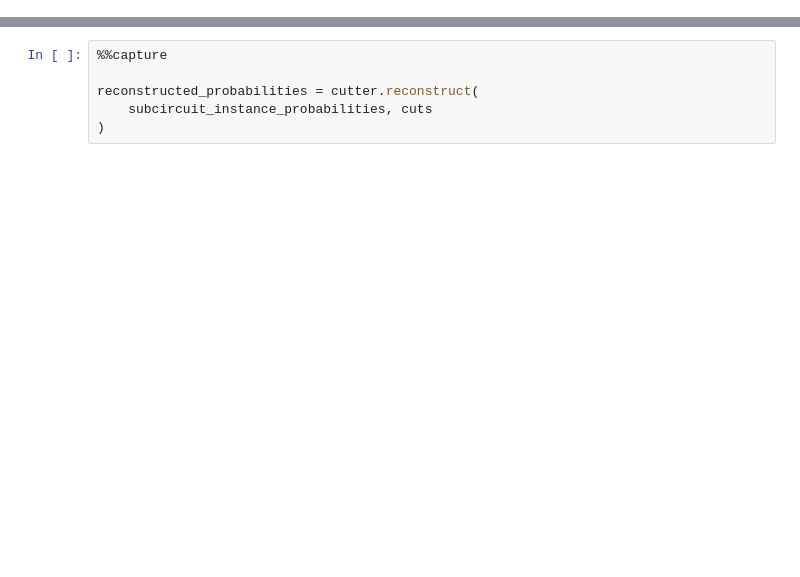
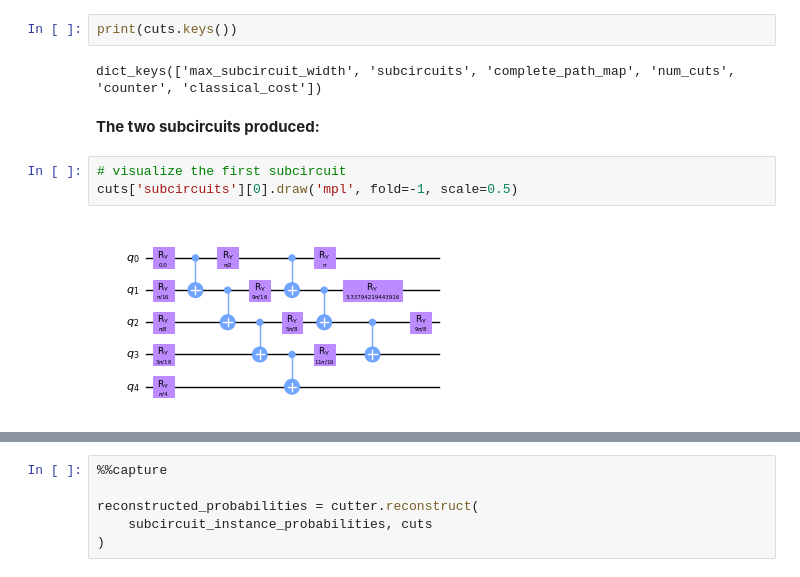
Before and after one commit to Qiskit/qiskit-addon-cutting, a Jupyter notebook: docs/circuit_cutting/tutorials/tutorial_1_circuit_cutting_automatic_cut_finding.ipynb, the cells around one changed output, grey strips where cells are left out. Saved outputs shown, nothing was run; the diff lists cells and outputs as text; blank space fills up the shorter version.

```diff
--- a/docs/circuit_cutting/tutorials/tutorial_1_circuit_cutting_automatic_cut_finding.ipynb
+++ b/docs/circuit_cutting/tutorials/tutorial_1_circuit_cutting_automatic_cut_finding.ipynb
@@ -102,0 +110,11 @@ cuts = cutter.decompose(
+# %%
+print(cuts.keys())
+# %% [output]
+dict_keys(['max_subcircuit_width', 'subcircuits', 'complete_path_map', 'num_cuts', 'counter', 'classical_cost'])
+# %% [markdown]
+**The two subcircuits produced:**
+# %%
+# visualize the first subcircuit
+cuts['subcircuits'][0].draw('mpl', fold=-1, scale=0.5)
+# %% [output]
+[figure, added]
```
Also changed, not shown: parts of 35 cells of this notebook.
